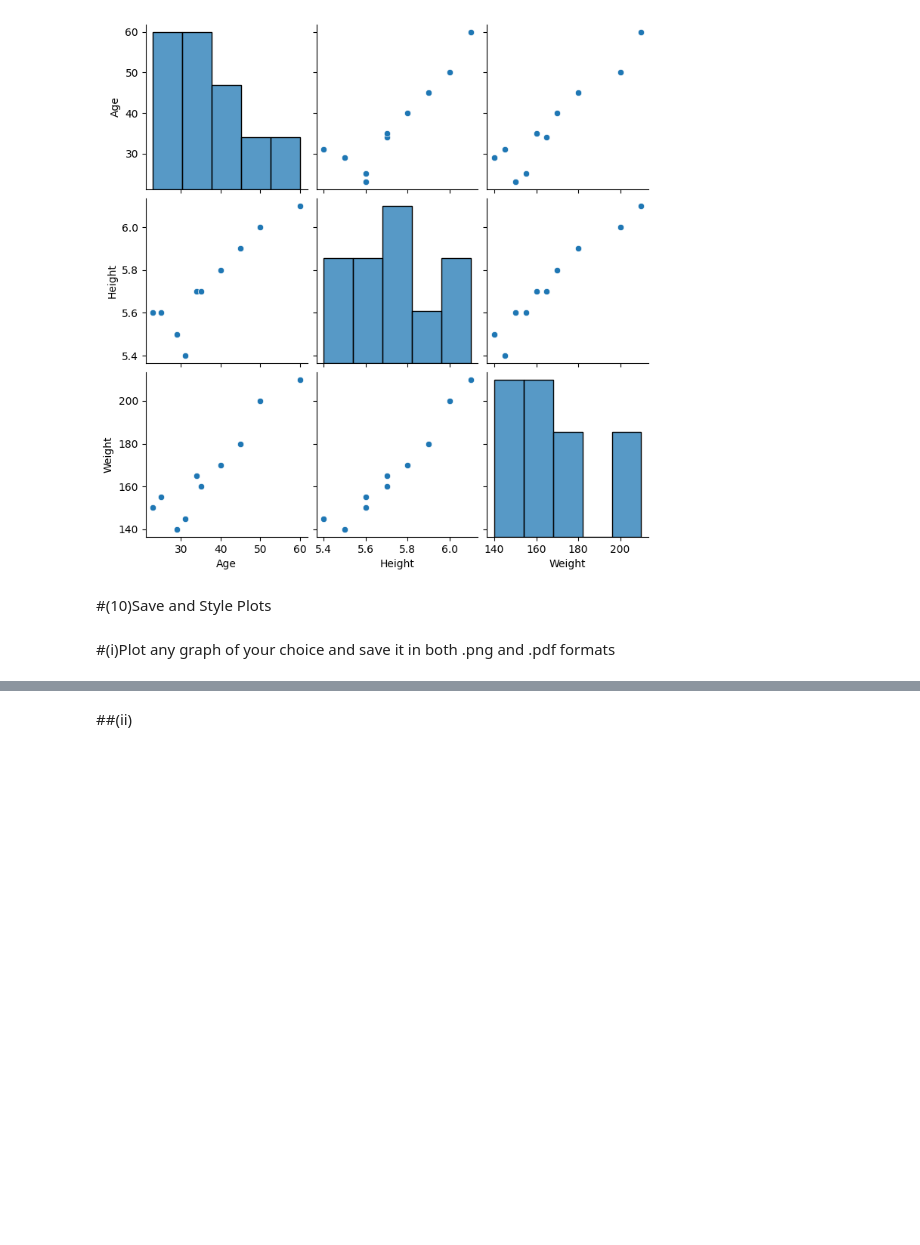
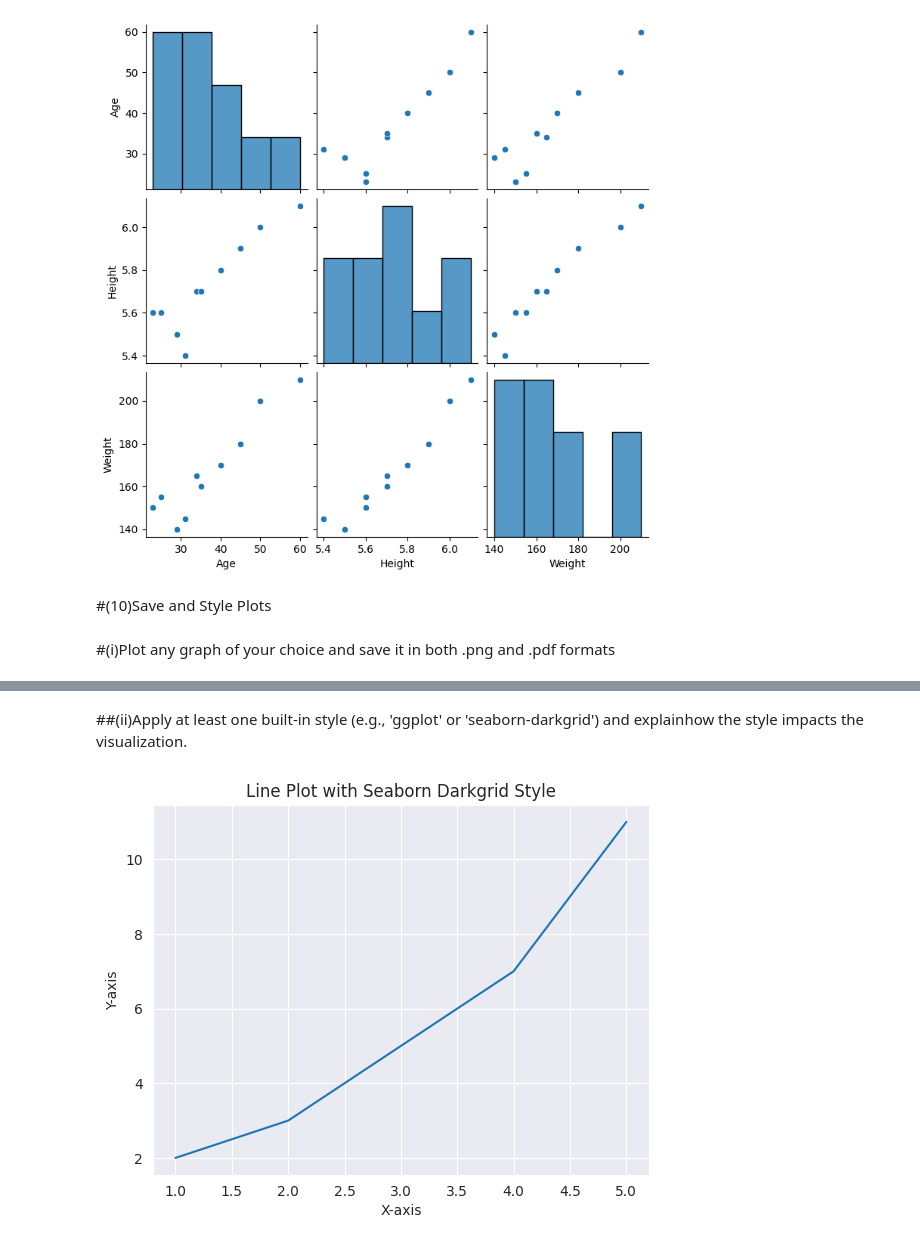
Before and after one commit to Jagadeeshkavuri1/ML_assignments, a Jupyter notebook: assignment-3.ipynb, the cells around one changed output, grey strips where cells are left out. Cells and saved outputs as stored; diff of their text form; code cells hidden in the pictures; blank space fills up the shorter version.

```diff
--- a/assignment-3.ipynb
+++ b/assignment-3.ipynb
@@ -217,2 +223,15 @@ plt.show()
-# %% [markdown]
-##(ii)
+# %% [markdown]
+##(ii)Apply at least one built-in style (e.g., 'ggplot' or 'seaborn-darkgrid') and explainhow the style impacts the visualization.
+# %%
+import matplotlib.pyplot as plt
+import seaborn as sns
+sns.set_style('darkgrid')
+x=[1,2,3,4,5]
+y=[2,3,5,7,11]
+plt.plot(x,y)
+plt.title('Line Plot with Seaborn Darkgrid Style')
+plt.xlabel('X-axis')
+plt.ylabel('Y-axis')
+plt.show()
+# %% [output]
+[figure, added]
```
Also changed, not shown: parts of 3 cells of this notebook.
